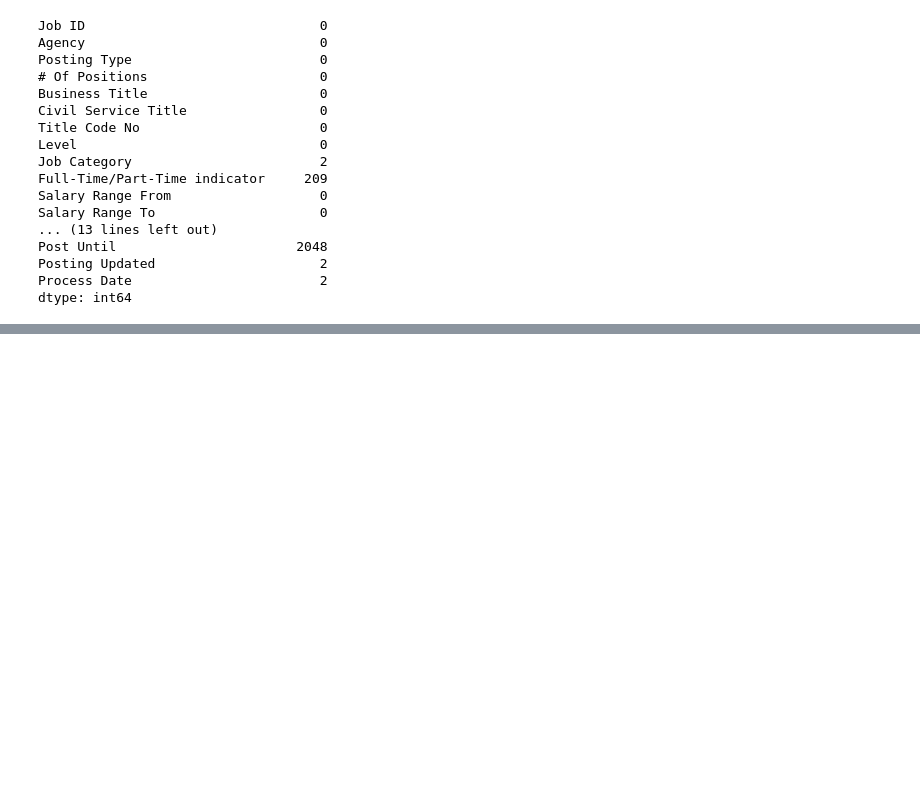
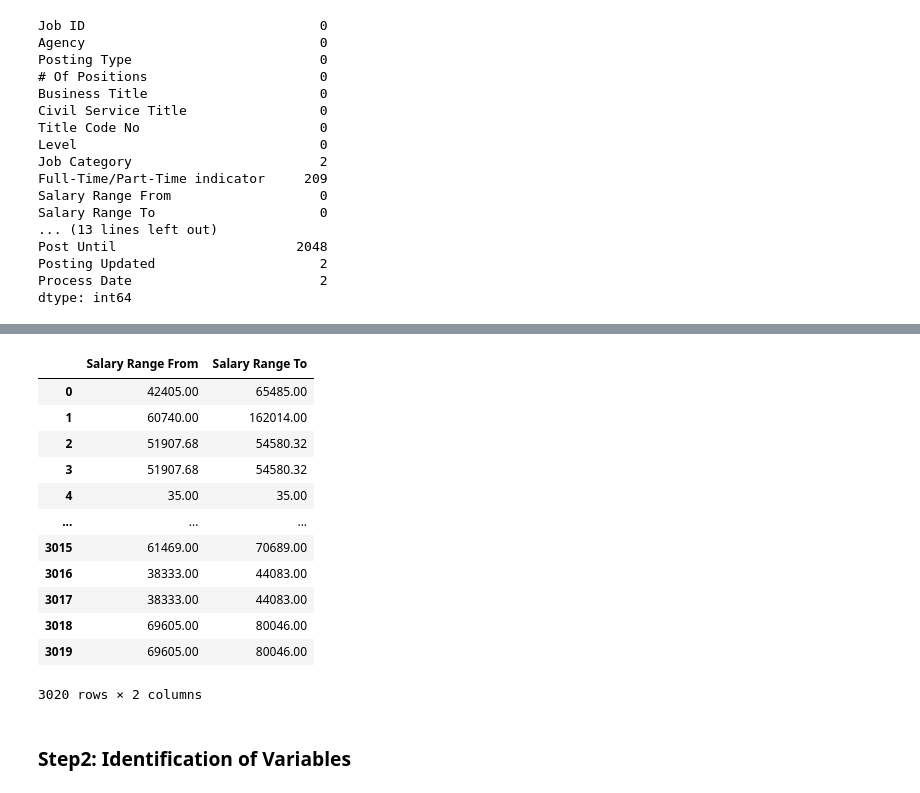
Before and after one commit to Data-Citadel/IDS_GROUP006, a Jupyter notebook: Clustering-New York Job Posting Data.ipynb, the cells around one changed output, grey strips where cells are left out. Cells and saved outputs as stored; diff of their text form; code cells hidden in the pictures; blank space fills up the shorter version.

```diff
--- a/Clustering-New York Job Posting Data.ipynb
+++ b/Clustering-New York Job Posting Data.ipynb
@@ -100,0 +121,18 @@ dtype: int64
+# %%
+job_data[['Salary Range From', 'Salary Range To']]
+# %% [output]
+|  | Salary Range From | Salary Range To |
+| 0 | 42405.00 | 65485.00 |
+| 1 | 60740.00 | 162014.00 |
+| 2 | 51907.68 | 54580.32 |
+| 3 | 51907.68 | 54580.32 |
+| 4 | 35.00 | 35.00 |
+| ... | ... | ... |
+| 3015 | 61469.00 | 70689.00 |
+| 3016 | 38333.00 | 44083.00 |
+| 3017 | 38333.00 | 44083.00 |
+| 3018 | 69605.00 | 80046.00 |
+| 3019 | 69605.00 | 80046.00 |
+3020 rows × 2 columns
+# %% [markdown]
+### Step2: Identification of Variables
```
Also changed, not shown: parts of 9 cells of this notebook, 1 other file.
